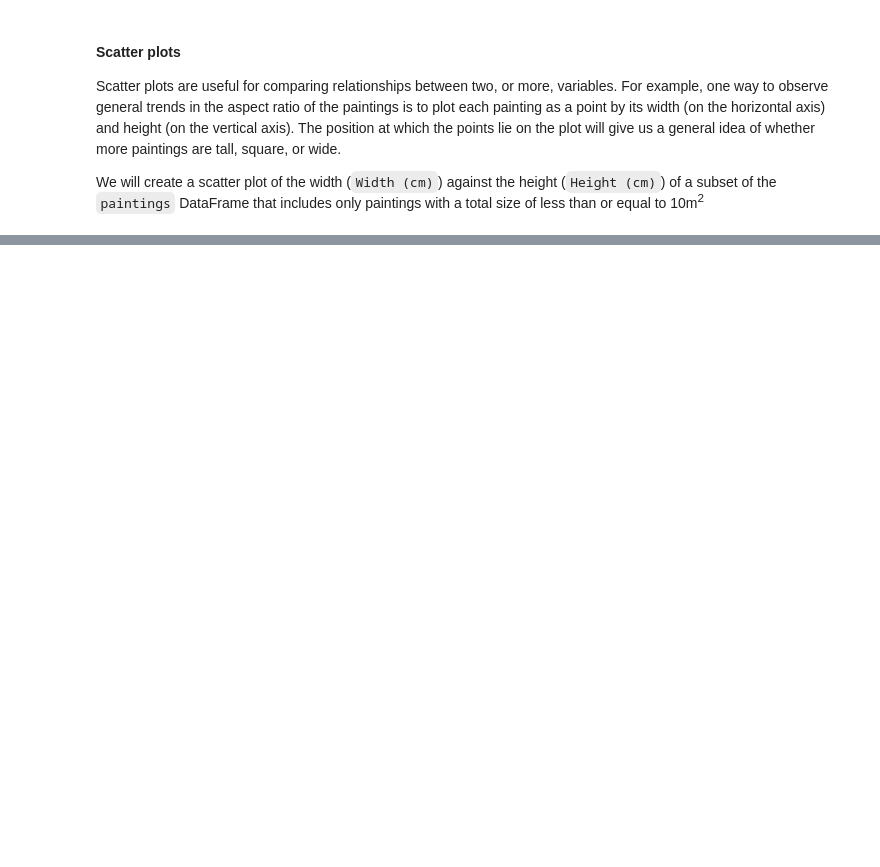
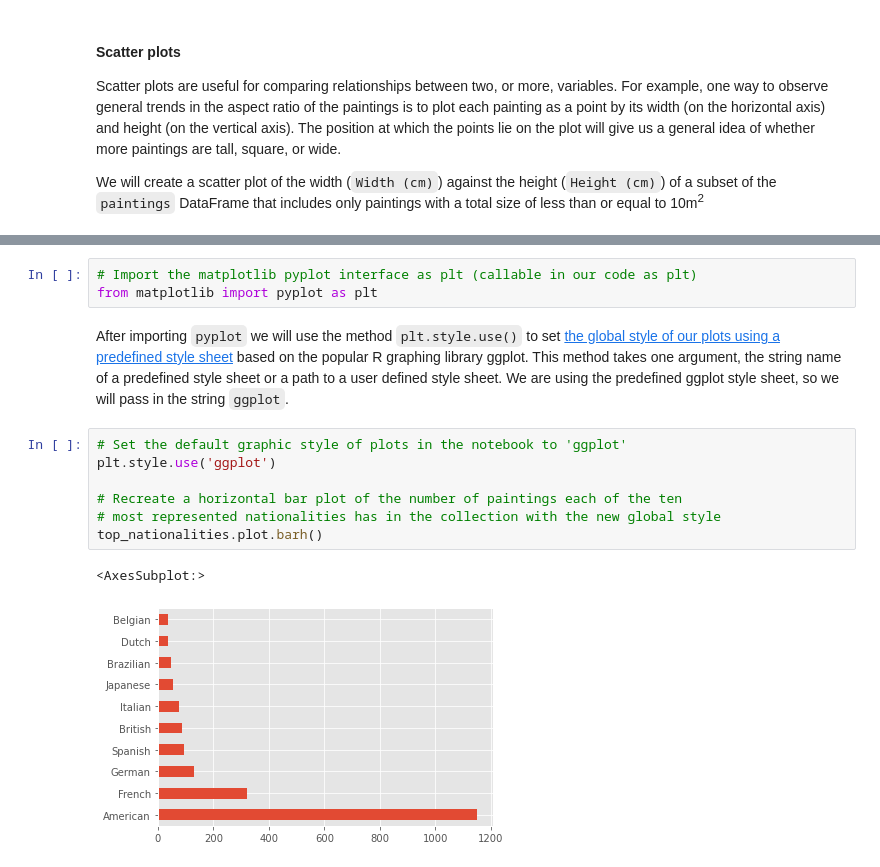
Before and after one commit to ncsu-libraries-data-vis/python-open-labs, a Jupyter notebook: Open_Lab_5_visualization_with_pandas/filled_Open_Lab_5_visualization_with_pandas.ipynb, the cells around one changed output, grey strips where cells are left out. Drawn from its saved outputs; the diff is of its cells as text; blank space fills up the shorter version.

```diff
--- a/Open_Lab_5_visualization_with_pandas/filled_Open_Lab_5_visualization_with_pandas.ipynb
+++ b/Open_Lab_5_visualization_with_pandas/filled_Open_Lab_5_visualization_with_pandas.ipynb
@@ -174,0 +169,15 @@ TODO
+# %%
+# Import the matplotlib pyplot interface as plt (callable in our code as plt)
+from matplotlib import pyplot as plt
+# %% [markdown]
+After importing `pyplot` we will use the method `plt.style.use()` to set [the global style of our plots using a predefined style sheet](https://matplotlib.org/stable/tutorials/introductory/customizing.html) based on the popular R graphing library ggplot. This method takes one argument, the string name of a predefined style sheet or a path to a user defined style sheet. We are using the predefined ggplot style sheet, so we will pass in the string `ggplot`.
+# %%
+# Set the default graphic style of plots in the notebook to 'ggplot'
+plt.style.use('ggplot')
+
+# Recreate a horizontal bar plot of the number of paintings each of the ten
+# most represented nationalities has in the collection with the new global style
+top_nationalities.plot.barh()
+# %% [output]
+<AxesSubplot:>
+[figure, added]
```
Also changed, not shown: parts of 26 cells of this notebook.
